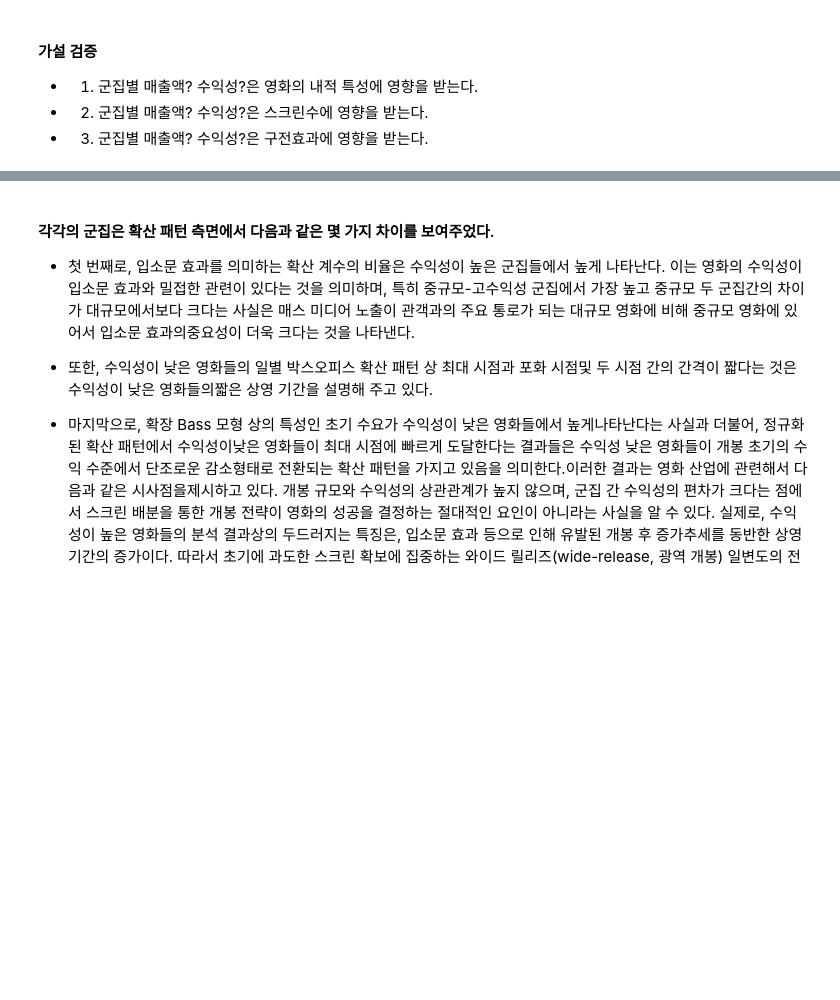
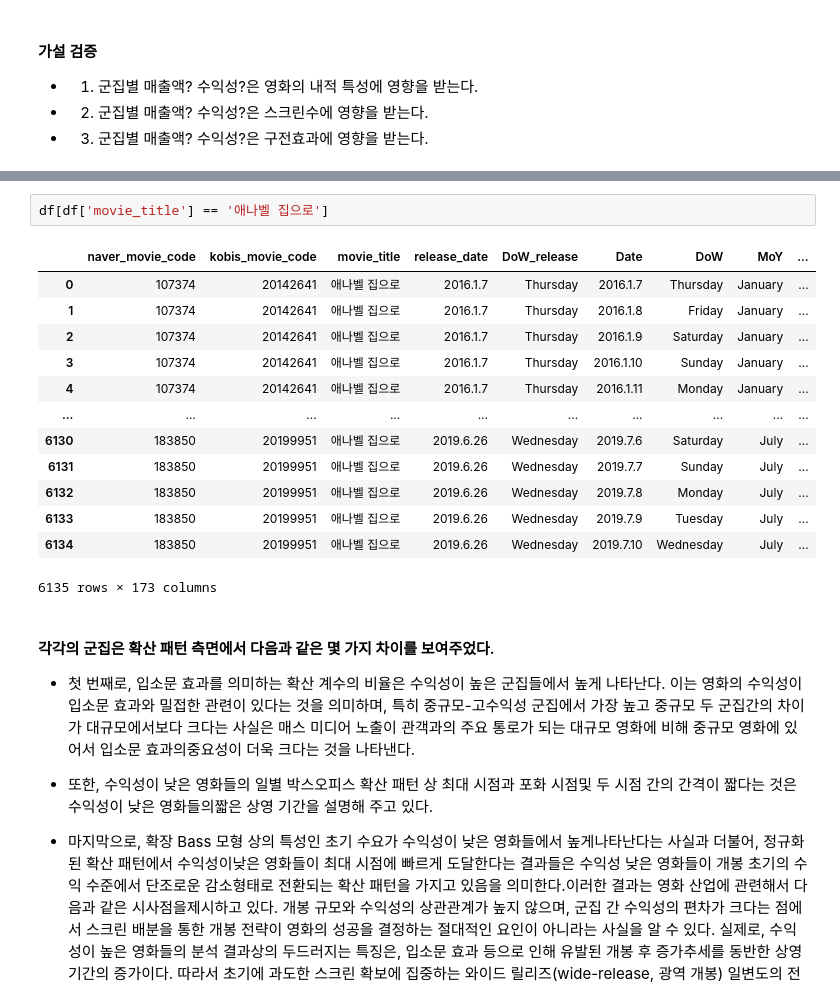
Before and after one commit to d0gyunkim/Big_analytics_project, a Jupyter notebook: 수익성_규모_분석.ipynb, the cells around one changed output, grey strips where cells are left out. Drawn from its saved outputs; the diff is of its cells as text; blank space fills up the shorter version.

```diff
--- a/수익성_규모_분석.ipynb
+++ b/수익성_규모_분석.ipynb
@@ -272,3 +511,19 @@ df_규모_수익성_3
+# %%
+df[df['movie_title'] == '애나벨 집으로']
+# %% [output]
+|  | naver_movie_code | kobis_movie_code | movie_title | release_date | DoW_release | Date | DoW | MoY | ... |
+| 0 | 107374 | 20142641 | 애나벨 집으로 | 2016.1.7 | Thursday | 2016.1.7 | Thursday | January | ... |
+| 1 | 107374 | 20142641 | 애나벨 집으로 | 2016.1.7 | Thursday | 2016.1.8 | Friday | January | ... |
+| 2 | 107374 | 20142641 | 애나벨 집으로 | 2016.1.7 | Thursday | 2016.1.9 | Saturday | January | ... |
+| 3 | 107374 | 20142641 | 애나벨 집으로 | 2016.1.7 | Thursday | 2016.1.10 | Sunday | January | ... |
+| 4 | 107374 | 20142641 | 애나벨 집으로 | 2016.1.7 | Thursday | 2016.1.11 | Monday | January | ... |
+| ... | ... | ... | ... | ... | ... | ... | ... | ... | ... |
+| 6130 | 183850 | 20199951 | 애나벨 집으로 | 2019.6.26 | Wednesday | 2019.7.6 | Saturday | July | ... |
+| 6131 | 183850 | 20199951 | 애나벨 집으로 | 2019.6.26 | Wednesday | 2019.7.7 | Sunday | July | ... |
+| 6132 | 183850 | 20199951 | 애나벨 집으로 | 2019.6.26 | Wednesday | 2019.7.8 | Monday | July | ... |
+| 6133 | 183850 | 20199951 | 애나벨 집으로 | 2019.6.26 | Wednesday | 2019.7.9 | Tuesday | July | ... |
+| 6134 | 183850 | 20199951 | 애나벨 집으로 | 2019.6.26 | Wednesday | 2019.7.10 | Wednesday | July | ... |
+6135 rows × 173 columns
 # %% [markdown]
  #### 각각의 군집은 확산 패턴 측면에서 다음과 같은 몇 가지 차이를 보여주었다.
  * 첫 번째로, 입소문 효과를 의미하는 확산 계수의 비율은 수익성이 높은 군집들에서 높게 나타난다. 이는 영화의 수익성이 입소문 효과와 밀접한 관련이 있다는 것을 의미하며, 특히 중규모-고수익성 군집에서 가장 높고 중규모 두 군집간의 차이가 대규모에서보다 크다는 사실은 매스 미디어 노출이 관객과의 주요 통로가 되는 대규모 영화에 비해 중규모 영화에 있어서 입소문 효과의중요성이 더욱 크다는 것을 나타낸다.
```
Also changed, not shown: parts of 19 cells of this notebook, 1 other file.
